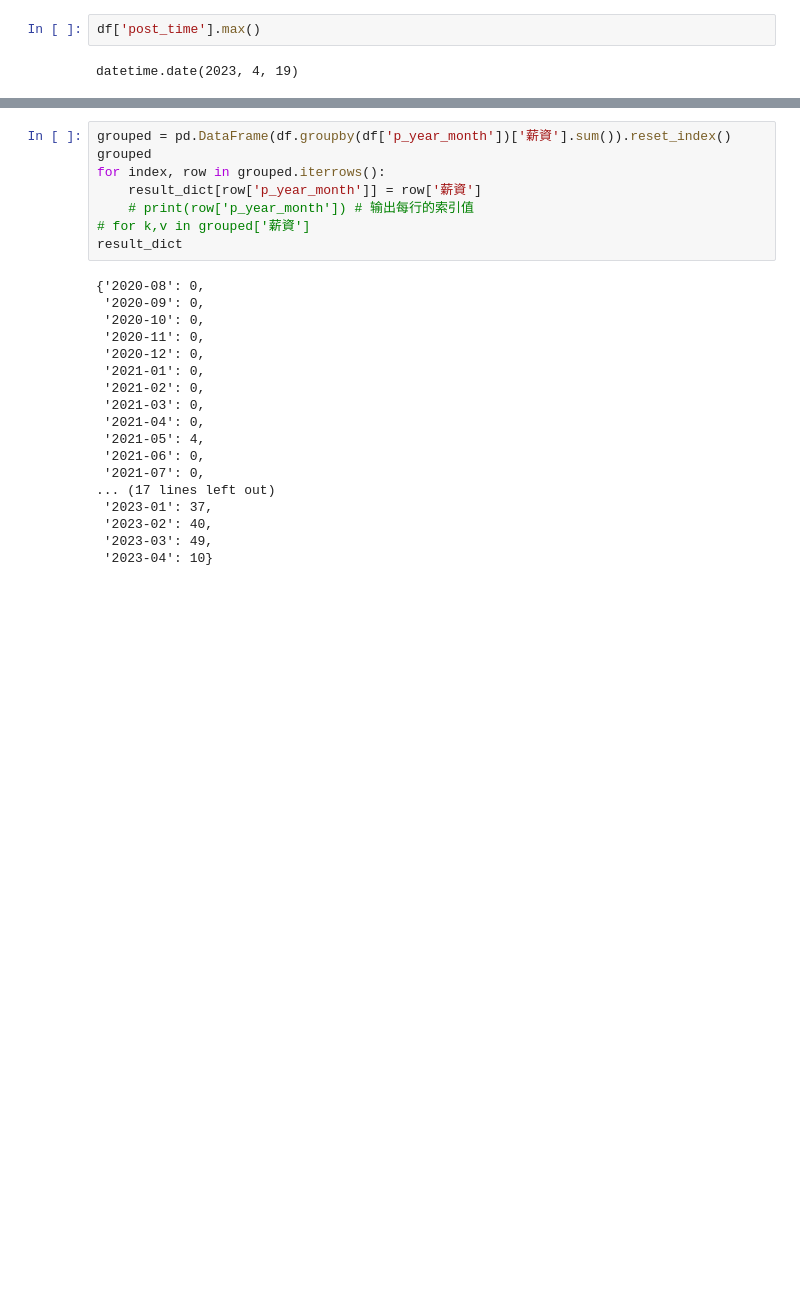
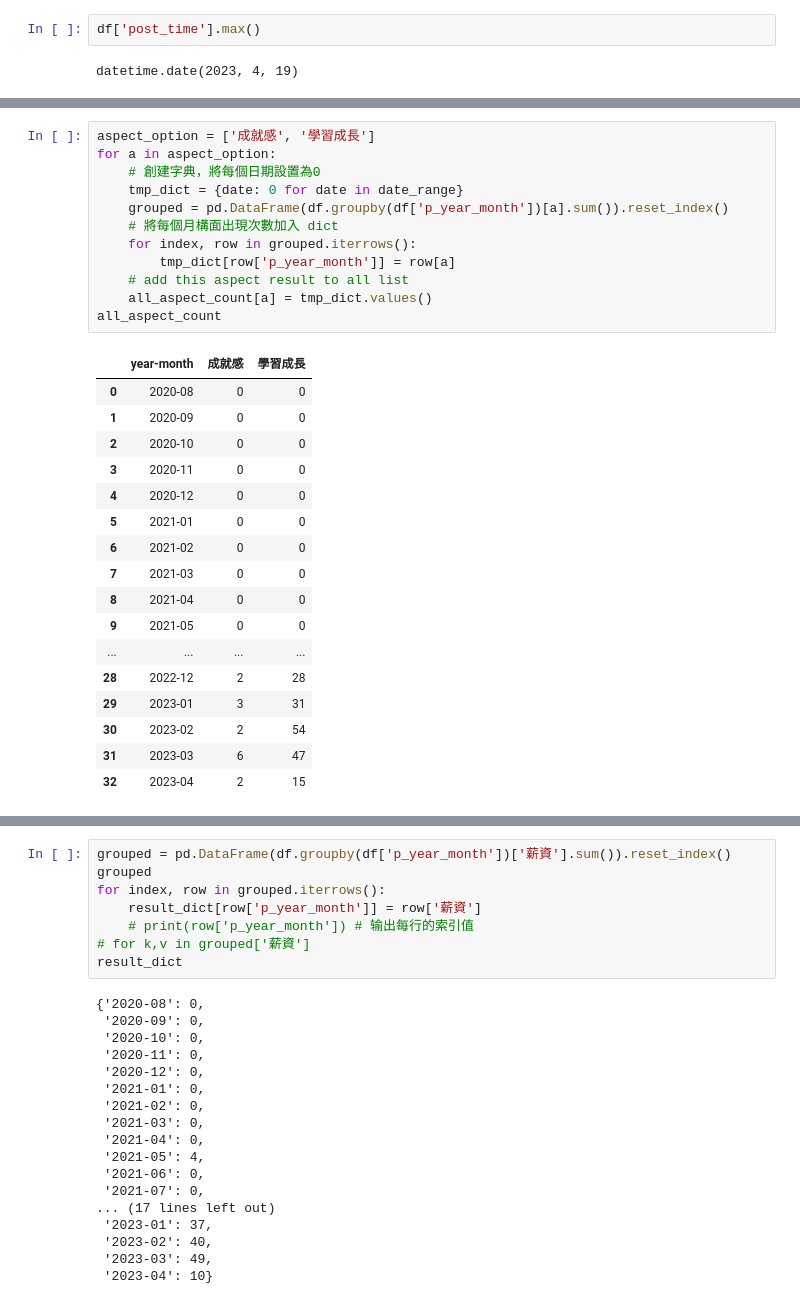
Before and after one commit to zchenchen1999/streamlit_nissan, a Jupyter notebook: Untitled-1.ipynb, the cells around one changed output, grey strips where cells are left out. Cells and saved outputs as stored; diff of their text form; blank space fills up the shorter version.

```diff
--- a/Untitled-1.ipynb
+++ b/Untitled-1.ipynb
@@ -40,0 +67,30 @@ df
+# %%
+aspect_option = ['成就感', '學習成長']
+for a in aspect_option:
+    # 創建字典，將每個日期設置為0
+    tmp_dict = {date: 0 for date in date_range}
+    grouped = pd.DataFrame(df.groupby(df['p_year_month'])[a].sum()).reset_index()
+    # 將每個月構面出現次數加入 dict
+    for index, row in grouped.iterrows():
+        tmp_dict[row['p_year_month']] = row[a]
+    # add this aspect result to all list
+    all_aspect_count[a] = tmp_dict.values()
+all_aspect_count
+# %% [output]
+|  | year-month | 成就感 | 學習成長 |
+| 0 | 2020-08 | 0 | 0 |
+| 1 | 2020-09 | 0 | 0 |
+| 2 | 2020-10 | 0 | 0 |
+| 3 | 2020-11 | 0 | 0 |
+| 4 | 2020-12 | 0 | 0 |
+| 5 | 2021-01 | 0 | 0 |
+| 6 | 2021-02 | 0 | 0 |
+| 7 | 2021-03 | 0 | 0 |
+| 8 | 2021-04 | 0 | 0 |
+| 9 | 2021-05 | 0 | 0 |
+| ... | ... | ... | ... |
+| 28 | 2022-12 | 2 | 28 |
+| 29 | 2023-01 | 3 | 31 |
+| 30 | 2023-02 | 2 | 54 |
+| 31 | 2023-03 | 6 | 47 |
+| 32 | 2023-04 | 2 | 15 |
```
Also changed, not shown: parts of 13 cells of this notebook, 1 other file.
